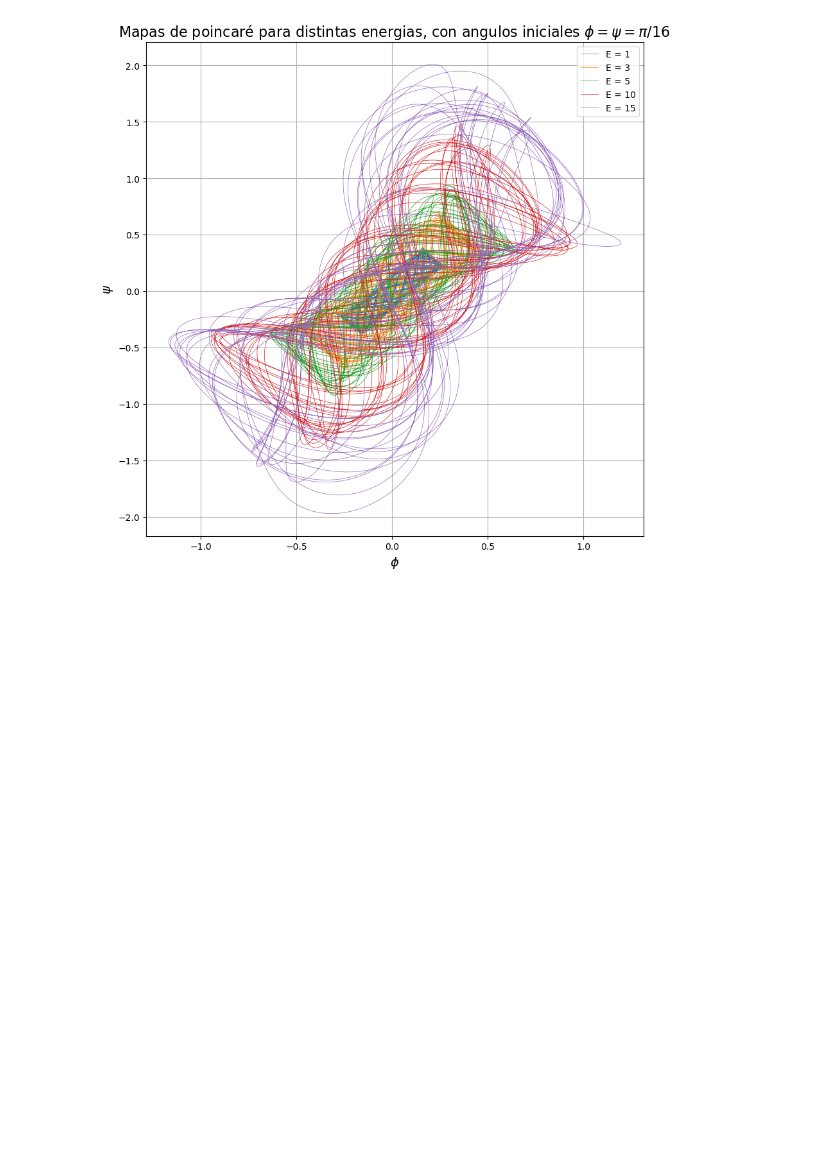
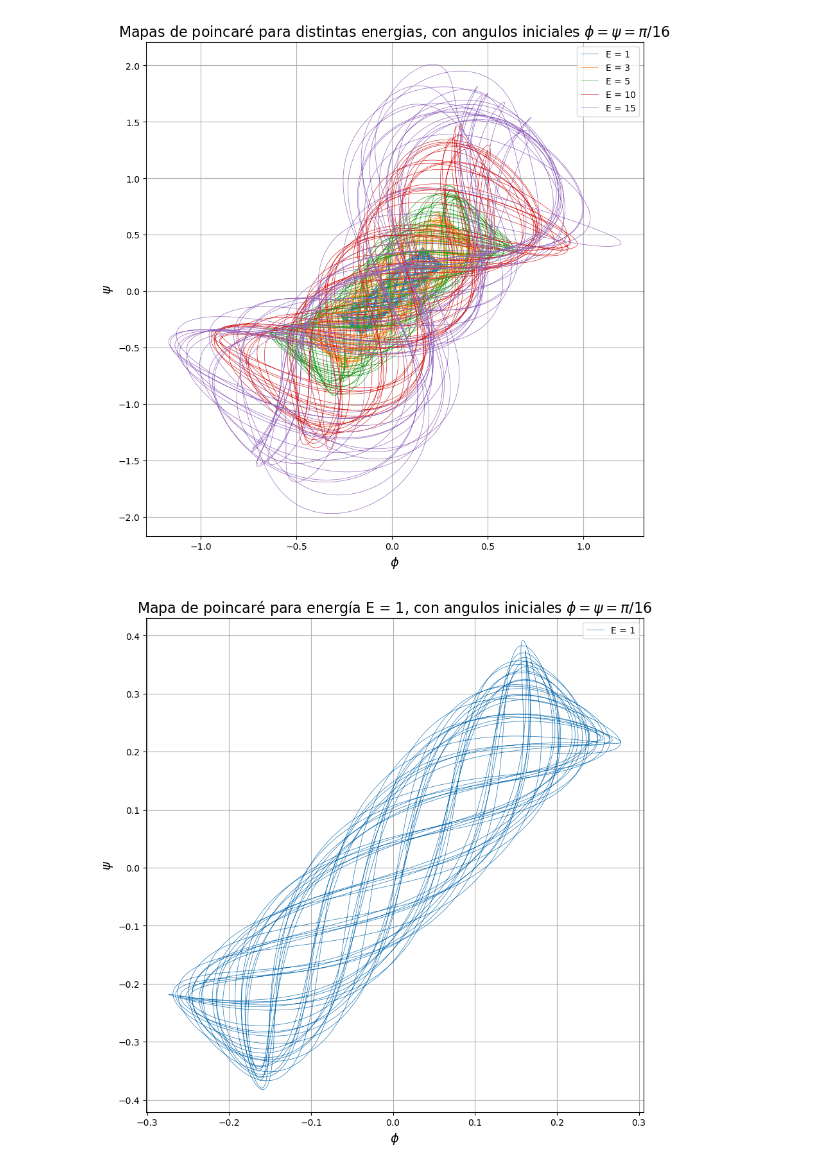
Before and after one commit to liuzhuozhuo/liuzhuozhuo_compu2324, a Jupyter notebook: voluntario2/double_pendulo.ipynb, the cells around one changed output. Saved outputs shown, nothing was run; the diff lists cells and outputs as text; code cells hidden in the pictures; blank space fills up the shorter version.

```diff
--- a/voluntario2/double_pendulo.ipynb
+++ b/voluntario2/double_pendulo.ipynb
@@ -98,4 +98,17 @@ plt.grid()
 plt.savefig(f"latex/plots/poincare_energias.png")
 # %% [output]
 [figure]
+# %%
+fig=plt.figure(figsize=(10, 10)) #Size of the plot
+ax=fig.add_subplot(111)
+plt.plot(vec_pendulo_energias[0][:, 0], vec_pendulo_energias[0][:, 1], label=f"E = {E[0]}", lw = 0.5)
+plt.xlabel(r"$\phi$", fontsize=14)
+plt.ylabel(r"$\psi$", fontsize=14)
+plt.legend()
+plt.title(r"Mapa de poincaré para energía E = 1, con angulos iniciales $\phi = \psi = \pi /16$ ", fontsize=16)
+plt.grid()
+
+plt.savefig(f"latex/plots/poincare_energias_1.png")
+# %% [output]
+[figure, added]
 # %%
```
Also changed, not shown: parts of 2 cells of this notebook, 9 other files.
